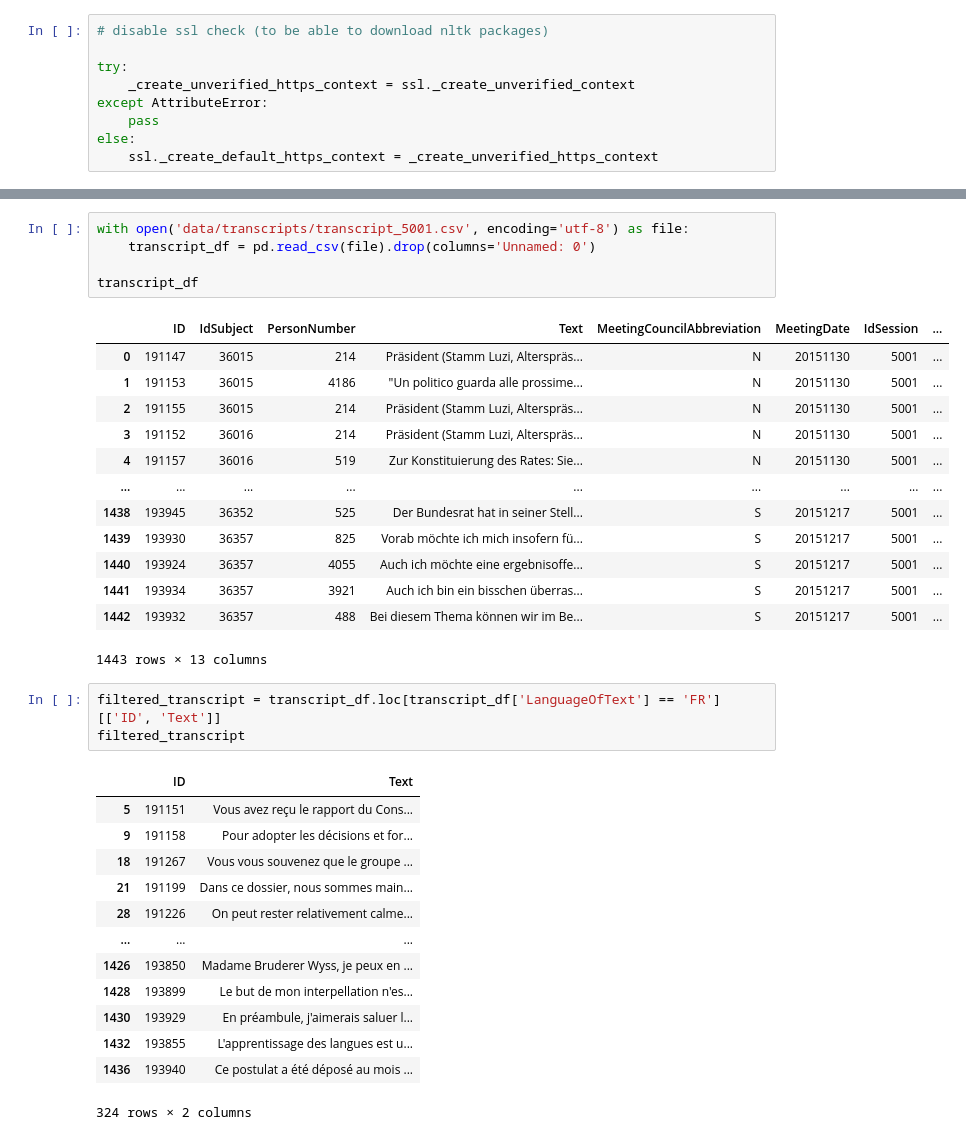
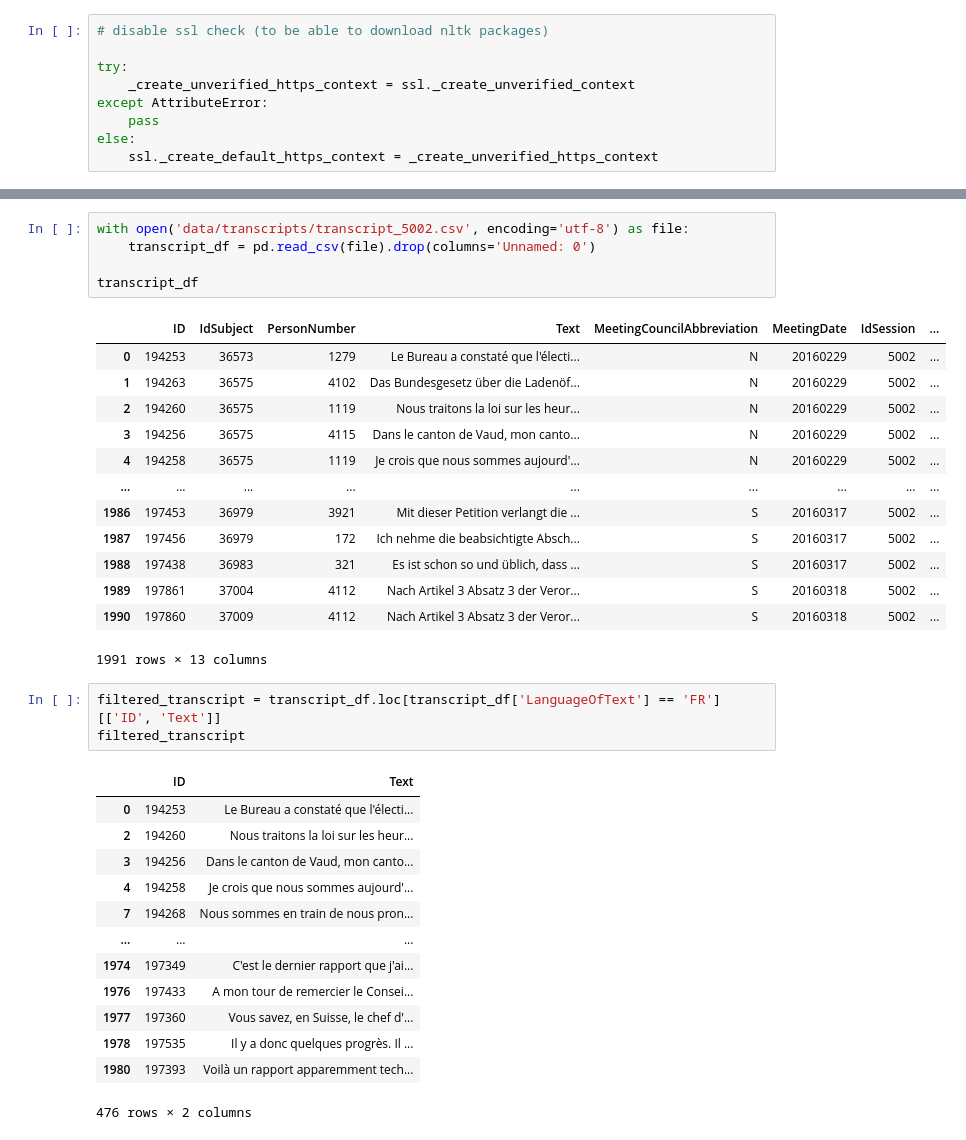
Before and after one commit to cgcrts/ef23_discours, a Jupyter notebook: topic_processing.ipynb, the cells around one changed output, grey strips where cells are left out. Saved outputs shown, nothing was run; the diff lists cells and outputs as text.

```diff
--- a/topic_processing.ipynb
+++ b/topic_processing.ipynb
@@ -39,36 +50,36 @@ wn = nltk.WordNetLemmatizer()
 # %%
-with open('data/transcripts/transcript_5001.csv', encoding='utf-8') as file:
+with open('data/transcripts/transcript_5002.csv', encoding='utf-8') as file:
     transcript_df = pd.read_csv(file).drop(columns='Unnamed: 0')
 
 transcript_df
 # %% [output]
 |  | ID | IdSubject | PersonNumber | Text | MeetingCouncilAbbreviation | MeetingDate | IdSession | ... |
-| 0 | 191147 | 36015 | 214 | Präsident (Stamm Luzi, Alterspräs... | N | 20151130 | 5001 | ... |
-| 1 | 191153 | 36015 | 4186 | "Un politico guarda alle prossime... | N | 20151130 | 5001 | ... |
-| 2 | 191155 | 36015 | 214 | Präsident (Stamm Luzi, Alterspräs... | N | 20151130 | 5001 | ... |
-| 3 | 191152 | 36016 | 214 | Präsident (Stamm Luzi, Alterspräs... | N | 20151130 | 5001 | ... |
-| 4 | 191157 | 36016 | 519 | Zur Konstituierung des Rates: Sie... | N | 20151130 | 5001 | ... |
+| 0 | 194253 | 36573 | 1279 | Le Bureau a constaté que l'électi... | N | 20160229 | 5002 | ... |
+| 1 | 194263 | 36575 | 4102 | Das Bundesgesetz über die Ladenöf... | N | 20160229 | 5002 | ... |
+| 2 | 194260 | 36575 | 1119 | Nous traitons la loi sur les heur... | N | 20160229 | 5002 | ... |
+| 3 | 194256 | 36575 | 4115 | Dans le canton de Vaud, mon canto... | N | 20160229 | 5002 | ... |
+| 4 | 194258 | 36575 | 1119 | Je crois que nous sommes aujourd'... | N | 20160229 | 5002 | ... |
 | ... | ... | ... | ... | ... | ... | ... | ... | ... |
-| 1438 | 193945 | 36352 | 525 | Der Bundesrat hat in seiner Stell... | S | 20151217 | 5001 | ... |
-| 1439 | 193930 | 36357 | 825 | Vorab möchte ich mich insofern fü... | S | 20151217 | 5001 | ... |
-| 1440 | 193924 | 36357 | 4055 | Auch ich möchte eine ergebnisoffe... | S | 20151217 | 5001 | ... |
-| 1441 | 193934 | 36357 | 3921 | Auch ich bin ein bisschen überras... | S | 20151217 | 5001 | ... |
-| 1442 | 193932 | 36357 | 488 | Bei diesem Thema können wir im Be... | S | 20151217 | 5001 | ... |
+| 1986 | 197453 | 36979 | 3921 | Mit dieser Petition verlangt die ... | S | 20160317 | 5002 | ... |
+| 1987 | 197456 | 36979 | 172 | Ich nehme die beabsichtigte Absch... | S | 20160317 | 5002 | ... |
+| 1988 | 197438 | 36983 | 321 | Es ist schon so und üblich, dass ... | S | 20160317 | 5002 | ... |
+| 1989 | 197861 | 37004 | 4112 | Nach Artikel 3 Absatz 3 der Veror... | S | 20160318 | 5002 | ... |
+| 1990 | 197860 | 37009 | 4112 | Nach Artikel 3 Absatz 3 der Veror... | S | 20160318 | 5002 | ... |
-1443 rows × 13 columns
+1991 rows × 13 columns
 # %%
 filtered_transcript = transcript_df.loc[transcript_df['LanguageOfText'] == 'FR'][['ID', 'Text']]
 filtered_transcript
 # %% [output]
 |  | ID | Text |
-| 5 | 191151 | Vous avez reçu le rapport du Cons... |
-| 9 | 191158 | Pour adopter les décisions et for... |
-| 18 | 191267 | Vous vous souvenez que le groupe ... |
-| 21 | 191199 | Dans ce dossier, nous sommes main... |
-| 28 | 191226 | On peut rester relativement calme... |
+| 0 | 194253 | Le Bureau a constaté que l'électi... |
+| 2 | 194260 | Nous traitons la loi sur les heur... |
+| 3 | 194256 | Dans le canton de Vaud, mon canto... |
+| 4 | 194258 | Je crois que nous sommes aujourd'... |
+| 7 | 194268 | Nous sommes en train de nous pron... |
 | ... | ... | ... |
-| 1426 | 193850 | Madame Bruderer Wyss, je peux en ... |
-| 1428 | 193899 | Le but de mon interpellation n'es... |
-| 1430 | 193929 | En préambule, j'aimerais saluer l... |
-| 1432 | 193855 | L'apprentissage des langues est u... |
-| 1436 | 193940 | Ce postulat a été déposé au mois ... |
+| 1974 | 197349 | C'est le dernier rapport que j'ai... |
+| 1976 | 197433 | A mon tour de remercier le Consei... |
+| 1977 | 197360 | Vous savez, en Suisse, le chef d'... |
+| 1978 | 197535 | Il y a donc quelques progrès. Il ... |
+| 1980 | 197393 | Voilà un rapport apparemment tech... |
-324 rows × 2 columns
+476 rows × 2 columns
```
Also changed, not shown: parts of 30 cells of this notebook.
